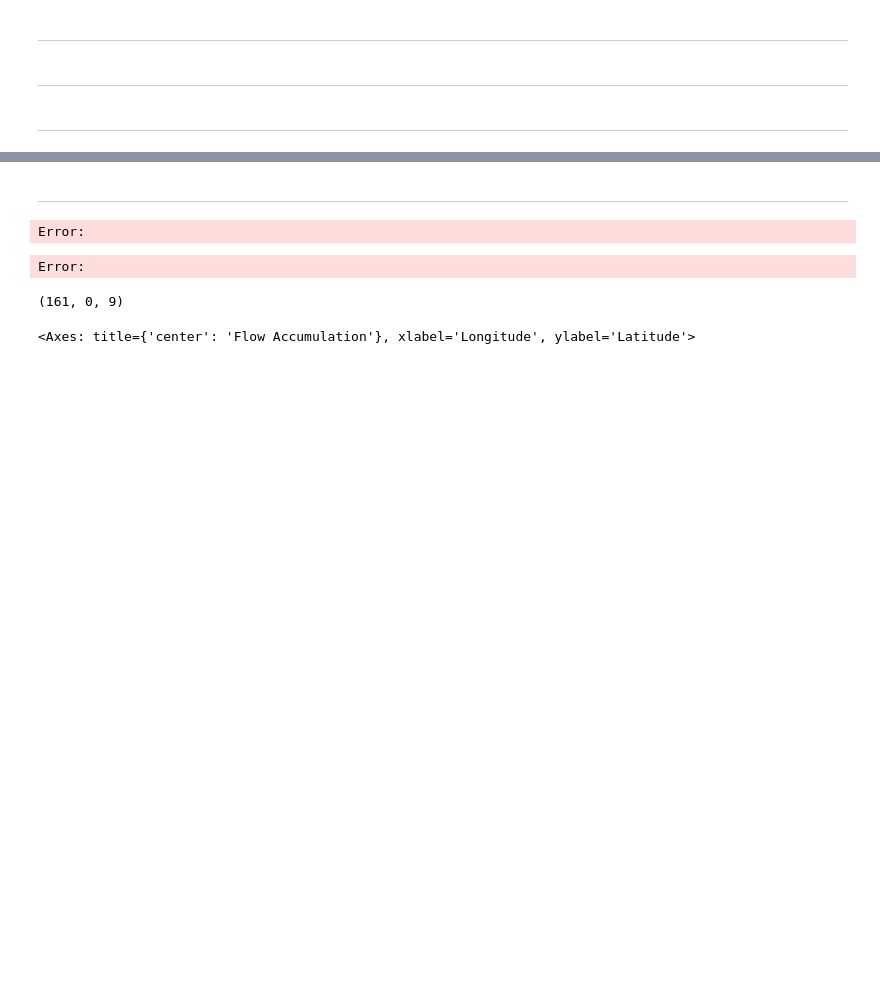
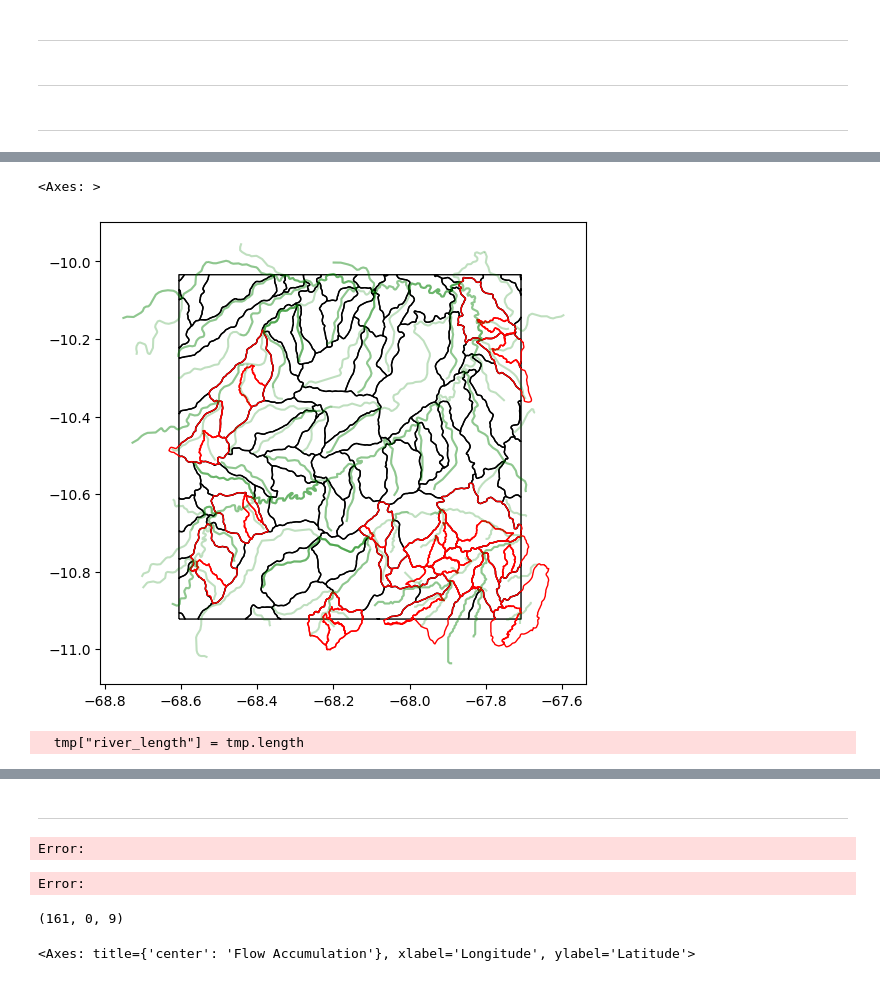
Before and after one commit to felixschulz385/Masterthesis, a Jupyter notebook: code/experiments/tests.ipynb, the cells around one changed output, grey strips where cells are left out. Saved outputs shown, nothing was run; the diff lists cells and outputs as text; code cells hidden in the pictures; blank space fills up the shorter version.

```diff
--- a/code/experiments/tests.ipynb
+++ b/code/experiments/tests.ipynb
@@ -513,0 +726,9 @@ height_profile = xr.combine_by_coords(mfdataset)
+# %%
+import matplotlib.pyplot as plt
+fig, ax = plt.subplots(figsize=(8,6))
+test.to_crs(4326).plot(ax = ax, color = "none", edgecolor = "black")
+update_set.plot(ax = ax, color = "none", edgecolor = "red")
+joined.to_crs(4326).plot(ax = ax, color = "green", alpha = .25)
+# %% [output]
+<Axes: >
+[figure, added]
@@ -513,0 +742,6 @@ height_profile = xr.combine_by_coords(mfdataset)
+# %%
+tmp = gpd.clip(rivers_brazil_shapefile, grid_data.iloc[[525]].total_bounds).to_crs(4326).sjoin(drainage_area_new, how="inner", predicate = "intersects")
+tmp["river_length"] = tmp.length
+#.sort_values("index_right")#.sort_values("index_right")
+# %% [output]
+  tmp["river_length"] = tmp.length
```
Also changed, not shown: parts of 64 cells of this notebook.
